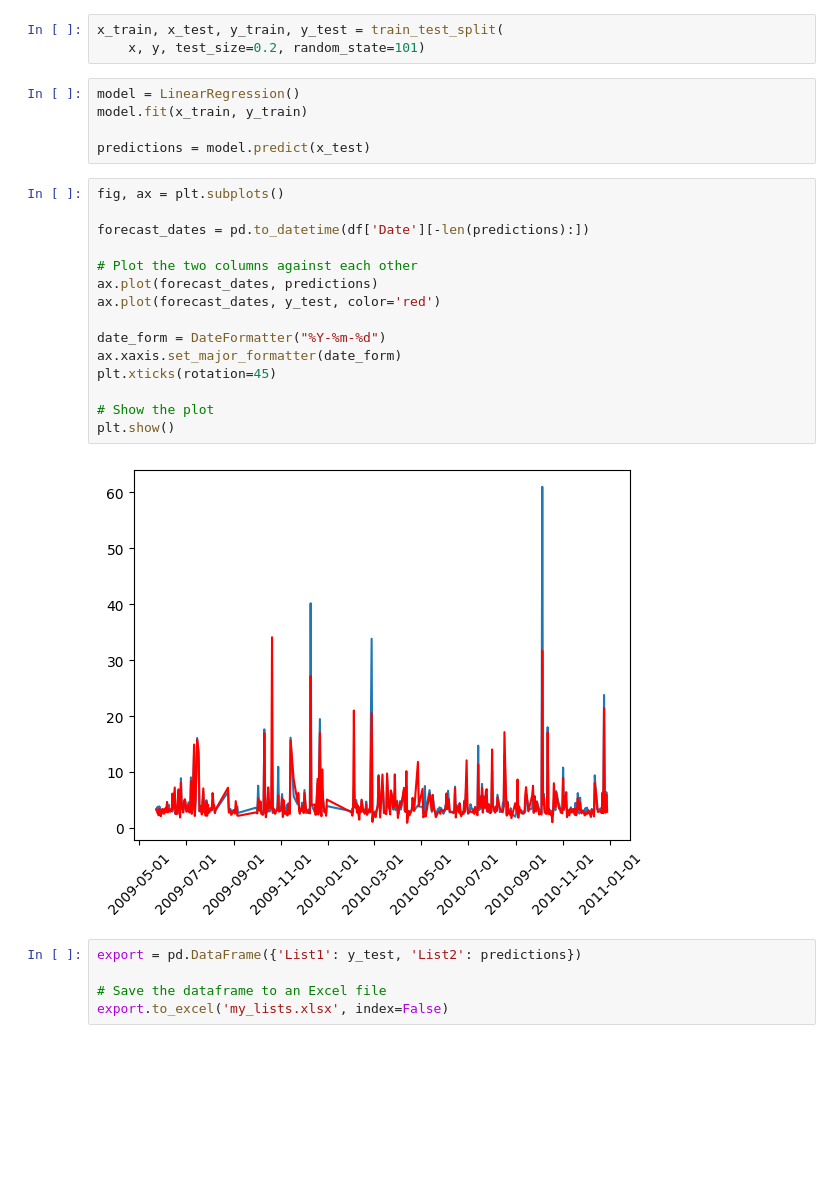
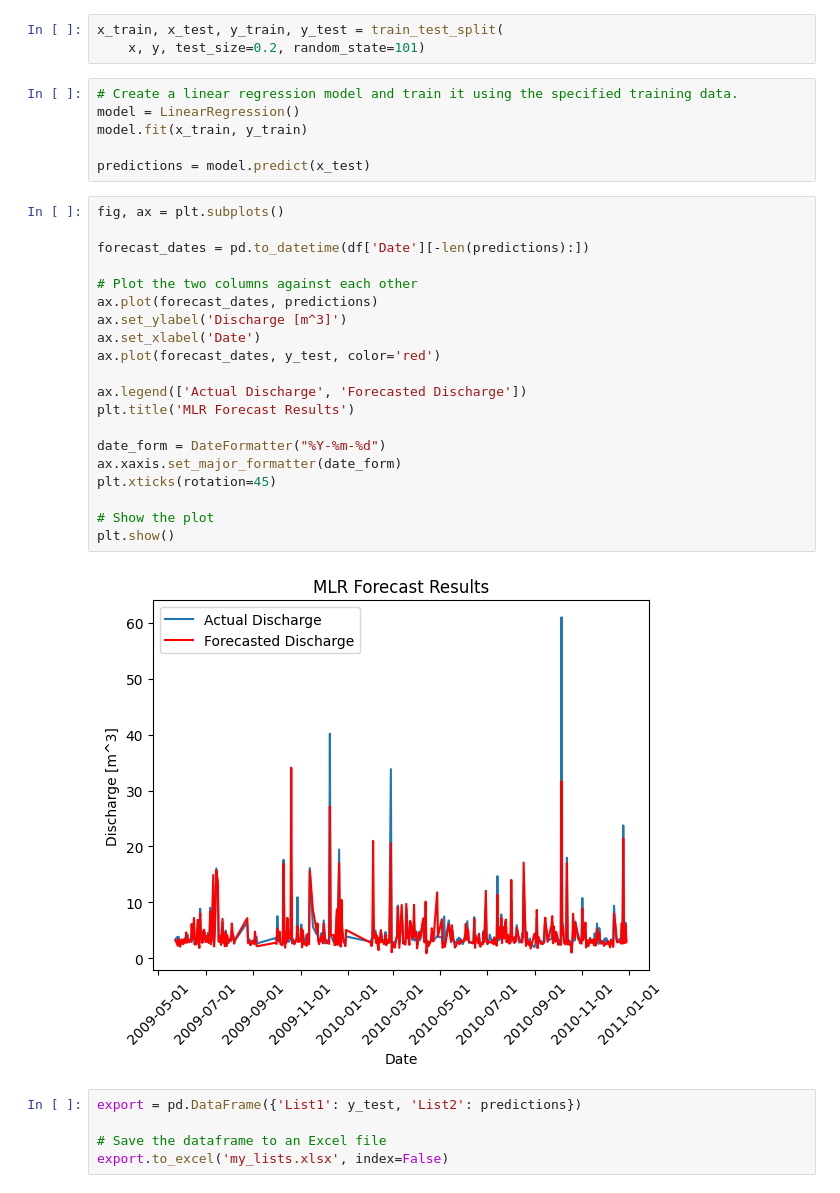
Before and after one commit to henryshughes/hydrology-forecast, a Jupyter notebook: python code.ipynb, the cells around one changed output. Cells and saved outputs as stored; diff of their text form; blank space fills up the shorter version.

Commit message:
Updated graphs

```diff
--- a/python code.ipynb
+++ b/python code.ipynb
@@ -152,6 +152,7 @@ y = df['Gramenet Discharge [m^3]']
 x_train, x_test, y_train, y_test = train_test_split(
     x, y, test_size=0.2, random_state=101)
 # %%
+# Create a linear regression model and train it using the specified training data.
 model = LinearRegression()
 model.fit(x_train, y_train)
 
@@ -159,20 +160,25 @@ predictions = model.predict(x_test)
 # %%
 fig, ax = plt.subplots()
 
 forecast_dates = pd.to_datetime(df['Date'][-len(predictions):])
 
 # Plot the two columns against each other
 ax.plot(forecast_dates, predictions)
+ax.set_ylabel('Discharge [m^3]')
+ax.set_xlabel('Date')
 ax.plot(forecast_dates, y_test, color='red')
+
+ax.legend(['Actual Discharge', 'Forecasted Discharge'])
+plt.title('MLR Forecast Results')
 
 date_form = DateFormatter("%Y-%m-%d")
 ax.xaxis.set_major_formatter(date_form)
 plt.xticks(rotation=45)
 
 # Show the plot
 plt.show()
 # %% [output]
-[figure, old version]
+[figure, new version]
 # %%
 export = pd.DataFrame({'List1': y_test, 'List2': predictions})
 
```
Also changed, not shown: 2 other files.
